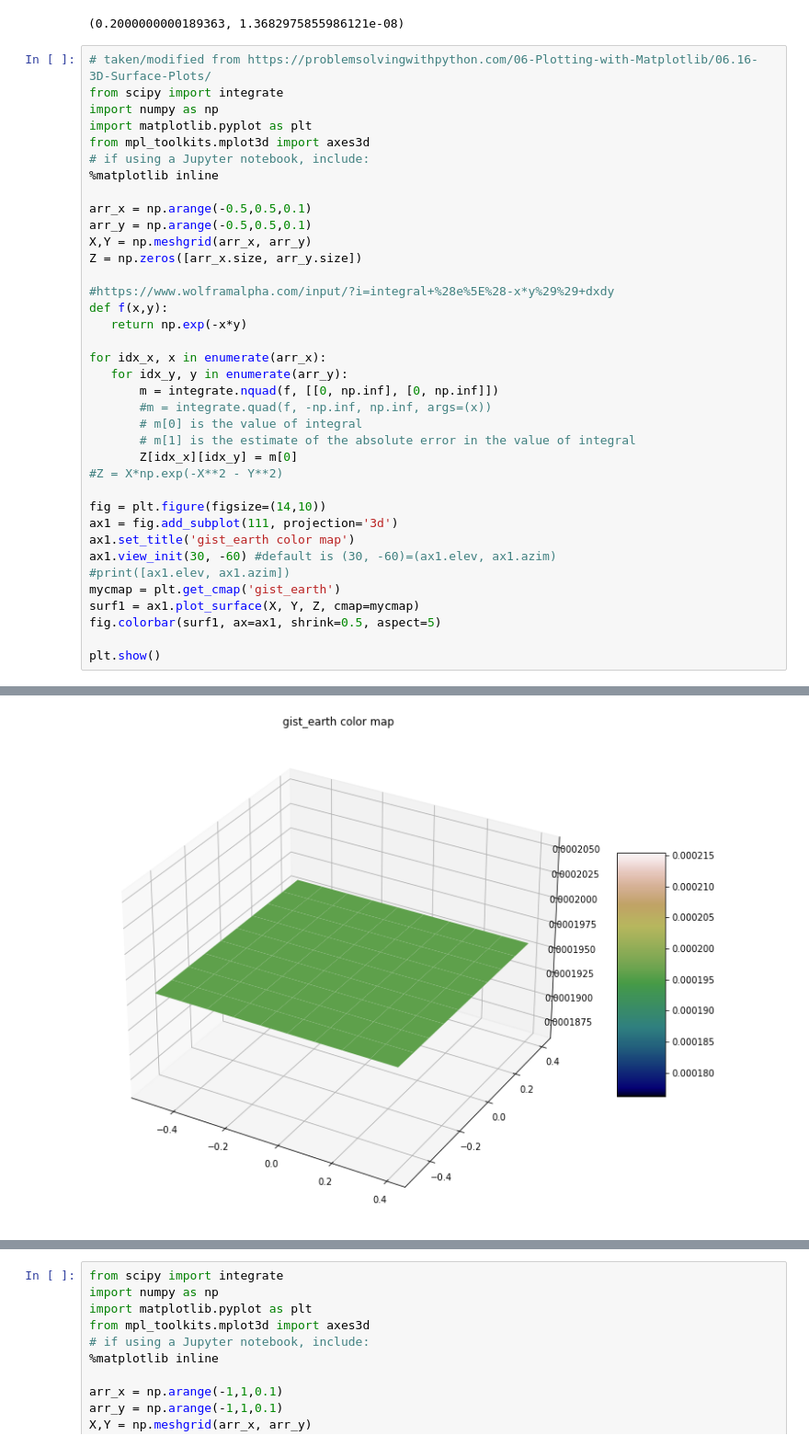
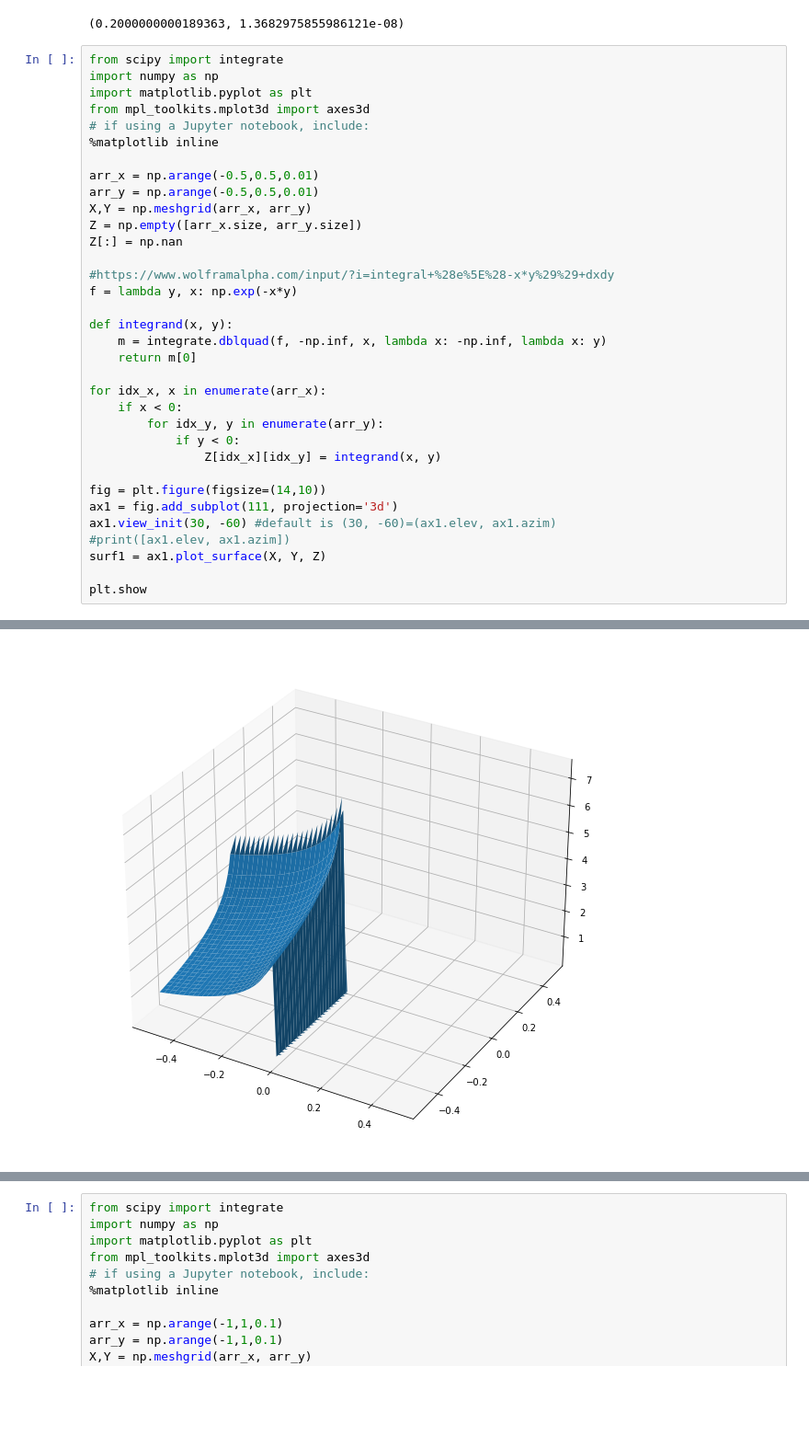
Before and after one commit to Sultanow/functional_analysis, a Jupyter notebook: python/playground_scipy.ipynb, the cells around one changed output, grey strips where cells are left out. Shown: that part at 92% size. Drawn from its saved outputs; the diff is of its cells as text; blank space fills up the shorter version.

```diff
--- a/python/playground_scipy.ipynb
+++ b/python/playground_scipy.ipynb
@@ -8,7 +8,6 @@ integrate.nquad(f, [[1, np.inf],[0, np.inf]])
 # %% [output]
 (0.2000000000189363, 1.3682975855986121e-08)
 # %%
-# taken/modified from https://problemsolvingwithpython.com/06-Plotting-with-Matplotlib/06.16-3D-Surface-Plots/
 from scipy import integrate
 import numpy as np
 import matplotlib.pyplot as plt
@@ -16,32 +15,30 @@ from mpl_toolkits.mplot3d import axes3d
 # if using a Jupyter notebook, include:
 %matplotlib inline
 
-arr_x = np.arange(-0.5,0.5,0.1)
-arr_y = np.arange(-0.5,0.5,0.1)
+arr_x = np.arange(-0.5,0.5,0.01)
+arr_y = np.arange(-0.5,0.5,0.01)
 X,Y = np.meshgrid(arr_x, arr_y)
-Z = np.zeros([arr_x.size, arr_y.size])
+Z = np.empty([arr_x.size, arr_y.size])
+Z[:] = np.nan
 
 #https://www.wolframalpha.com/input/?i=integral+%28e%5E%28-x*y%29%29+dxdy
-def f(x,y):
-   return np.exp(-x*y)
+f = lambda y, x: np.exp(-x*y)
+
+def integrand(x, y):
+    m = integrate.dblquad(f, -np.inf, x, lambda x: -np.inf, lambda x: y)
+    return m[0]
 
 for idx_x, x in enumerate(arr_x):
-   for idx_y, y in enumerate(arr_y):
-       m = integrate.nquad(f, [[0, np.inf], [0, np.inf]])
-       #m = integrate.quad(f, -np.inf, np.inf, args=(x))
-       # m[0] is the value of integral
-       # m[1] is the estimate of the absolute error in the value of integral
-       Z[idx_x][idx_y] = m[0]
-#Z = X*np.exp(-X**2 - Y**2)
+    if x < 0:
+        for idx_y, y in enumerate(arr_y):
+            if y < 0:
+                Z[idx_x][idx_y] = integrand(x, y)
 
 fig = plt.figure(figsize=(14,10))
 ax1 = fig.add_subplot(111, projection='3d')
-ax1.set_title('gist_earth color map')
 ax1.view_init(30, -60) #default is (30, -60)=(ax1.elev, ax1.azim)
 #print([ax1.elev, ax1.azim])
-mycmap = plt.get_cmap('gist_earth')
-surf1 = ax1.plot_surface(X, Y, Z, cmap=mycmap)
-fig.colorbar(surf1, ax=ax1, shrink=0.5, aspect=5)
+surf1 = ax1.plot_surface(X, Y, Z)
 
-plt.show()
+plt.show
 # %% [output]
@@ -51 +46 @@ plt.show()
-[figure, old version]
+[figure, new version]
```
Also changed, not shown: parts of 2 cells of this notebook.
